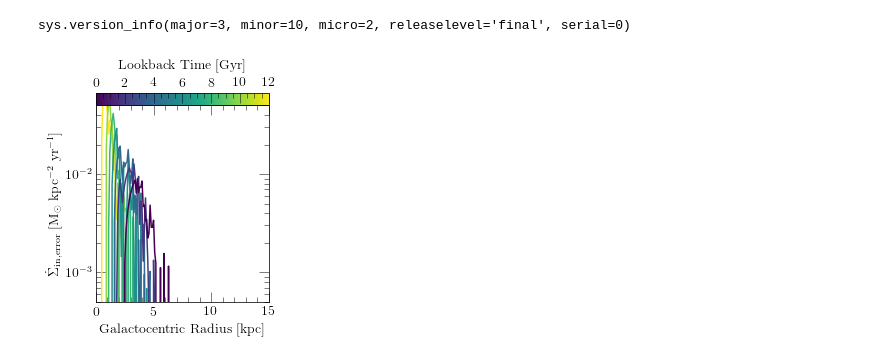
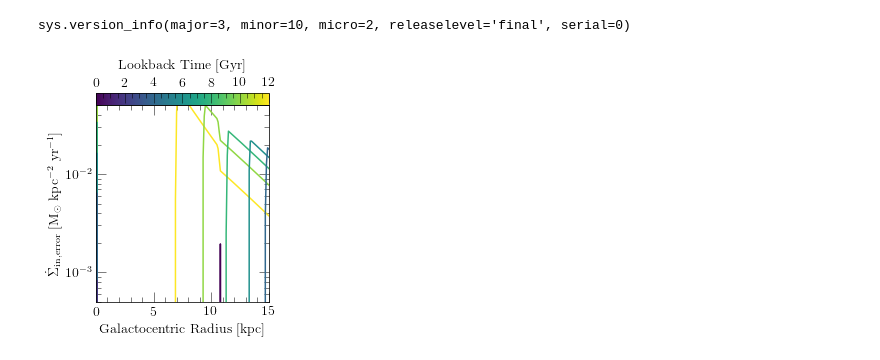
Before and after one commit to giganano/radial-flows, a Jupyter notebook: notebooks/mass-error.ipynb, the cells around one changed output. Drawn from its saved outputs; the diff is of its cells as text; code cells hidden in the pictures.

```diff
--- a/notebooks/mass-error.ipynb
+++ b/notebooks/mass-error.ipynb
@@ -15,7 +15,8 @@ print(sys.version_info)
 # %% [output]
 sys.version_info(major=3, minor=10, micro=2, releaselevel='final', serial=0)
 # %%
-output = vice.output("../outputs/constant/vgas-1")
+output = vice.output("../outputs/river/insideout-new-nomig")
+# output = vice.output("../outputs/linear/dvdr-0p05")
 # %%
 LOOKBACKS = [0.01, 2, 4, 6, 8, 10, 12][::-1]
 COLORMAP = "viridis"
@@ -52,40 +53,39 @@ def plot_snapshot(output, lookback, zone_width = 0.1, **kwargs):
         try:
             dmgdt = (zone.history["mgas"][idx + 1] - zone.history["mgas"][idx]) / (
                 zone.history["lookback"][idx] - zone.history["lookback"][idx + 1]) * 1.e-9
         except:
             print(idx)
             print(len(zone.history["mgas"]))
             raise
-        expected = dmgdt + zone.history["sfr"][idx] * (1 + zone.history["eta_0"][idx] -
-            mu_gas[i] - 0.4)
-#             mu_gas[i] - zone.history["R_eff"][idx])
+        if zone.history["sfr"][idx]:
+            eta = zone.history["ofr"][idx] / zone.history["sfr"][idx]
+        else:
+            eta = 0
+        expected = dmgdt + zone.history["sfr"][idx] * (1 + eta -
+            mu_gas[i] - zone.history["R_eff"][idx])
         expected /= area
         actual = zone.history["ifr"][idx] / area
-#         expected = zone.history["ifr"][idx] - zone.history["sfr"][idx] * (
-#             1 + zone.history["eta_0"][idx] - mu_gas[i] - zone.history["R_eff"][idx])
-#         actual = (zone.history["mgas"][idx - 1] - zone.history["mgas"][idx]) / (
-#             zone.history["lookback"][idx - 1] - zone.history["lookback"][idx]) * 1.e-9
-        err.append(expected - actual)
+#         err.append(expected - actual)
 #         err.append(actual - expected)
 #         err.append(dmgdt)
 #         err.append(expected)
-#         err.append(actual)
+        err.append(actual)
 #         if err[-1] > 0.01: print(actual, expected)
     ax.plot(radii[:-1], err, **kwargs)
 
 for i in range(len(LOOKBACKS)):
     kwargs = {
         "c": cmap.to_rgba(LOOKBACKS[i])
     }
     plot_snapshot(output, LOOKBACKS[i], **kwargs)
 
 plt.tight_layout()
 cbar_ax.set_position([
     ax.get_position().x0,
     ax.get_position().y1,
     ax.get_position().x1 - ax.get_position().x0,
     0.05
 ])
 plt.show()
 # %% [output]
-[figure, old version]
+[figure, new version]
```
Also changed, not shown: parts of 1 cell of this notebook, 10 other files.
